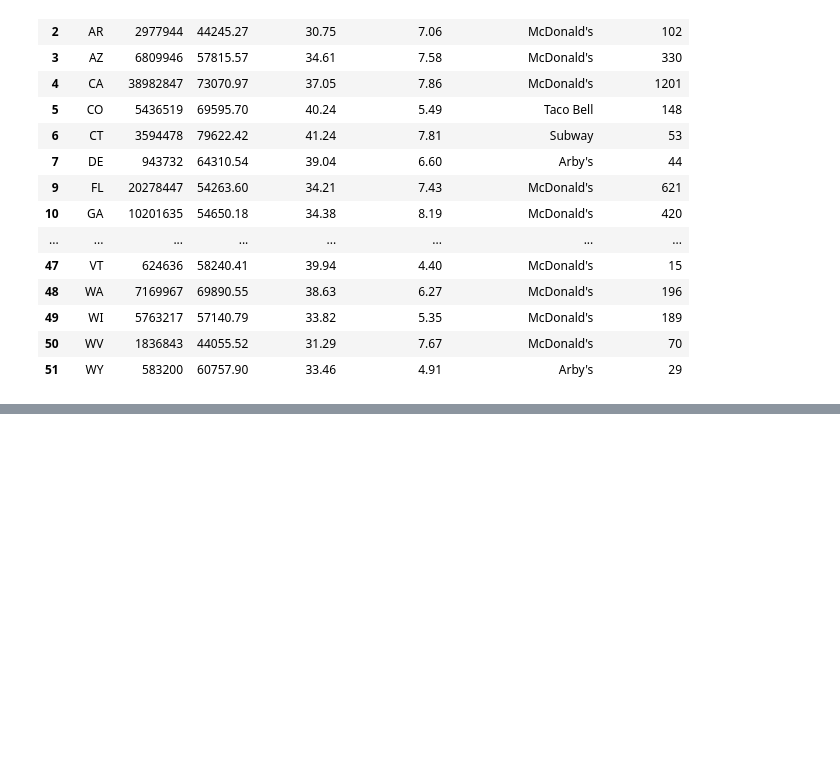
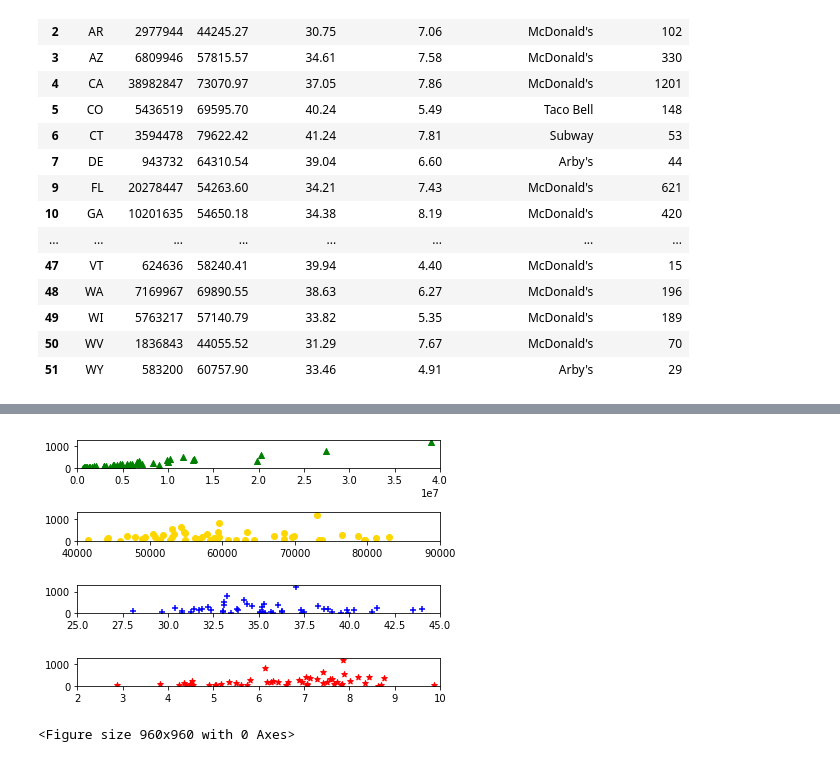
Before and after one commit to tduszyk/Supersize_America, a Jupyter notebook: supersize_america.ipynb, the cells around one changed output, grey strips where cells are left out. Saved outputs shown, nothing was run; the diff lists cells and outputs as text; code cells hidden in the pictures; blank space fills up the shorter version.

```diff
--- a/supersize_america.ipynb
+++ b/supersize_america.ipynb
@@ -230,0 +244,22 @@ df
+# %%
+# create masked array
+fig, (ax1, ax2, ax3, ax4) = plt.subplots(nrows=4)#, )
+ax1.scatter(df['population'], df['fastfood_qty'], marker='^', color='green')
+ax1.axis([0, 40000000, 0, 1300])
+
+ax2.scatter(df['income'], df['fastfood_qty'], marker='o', color='gold')
+ax2.axis([40000, 90000, 0, 1300])
+
+ax3.scatter(df['professional'], df['fastfood_qty'], marker='+', color='blue')
+ax3.axis([25, 45, 0, 1300])
+
+ax4.scatter(df['unemployment'], df['fastfood_qty'], marker='*', color='red')
+ax4.axis([2, 10, 0, 1300])
+
+fig.tight_layout()
+plt.figure(figsize=(20, 20), dpi=48)
+
+plt.show()
+# %% [output]
+[figure, added]
+<Figure size 960x960 with 0 Axes>
```
Also changed, not shown: parts of 4 cells of this notebook.
